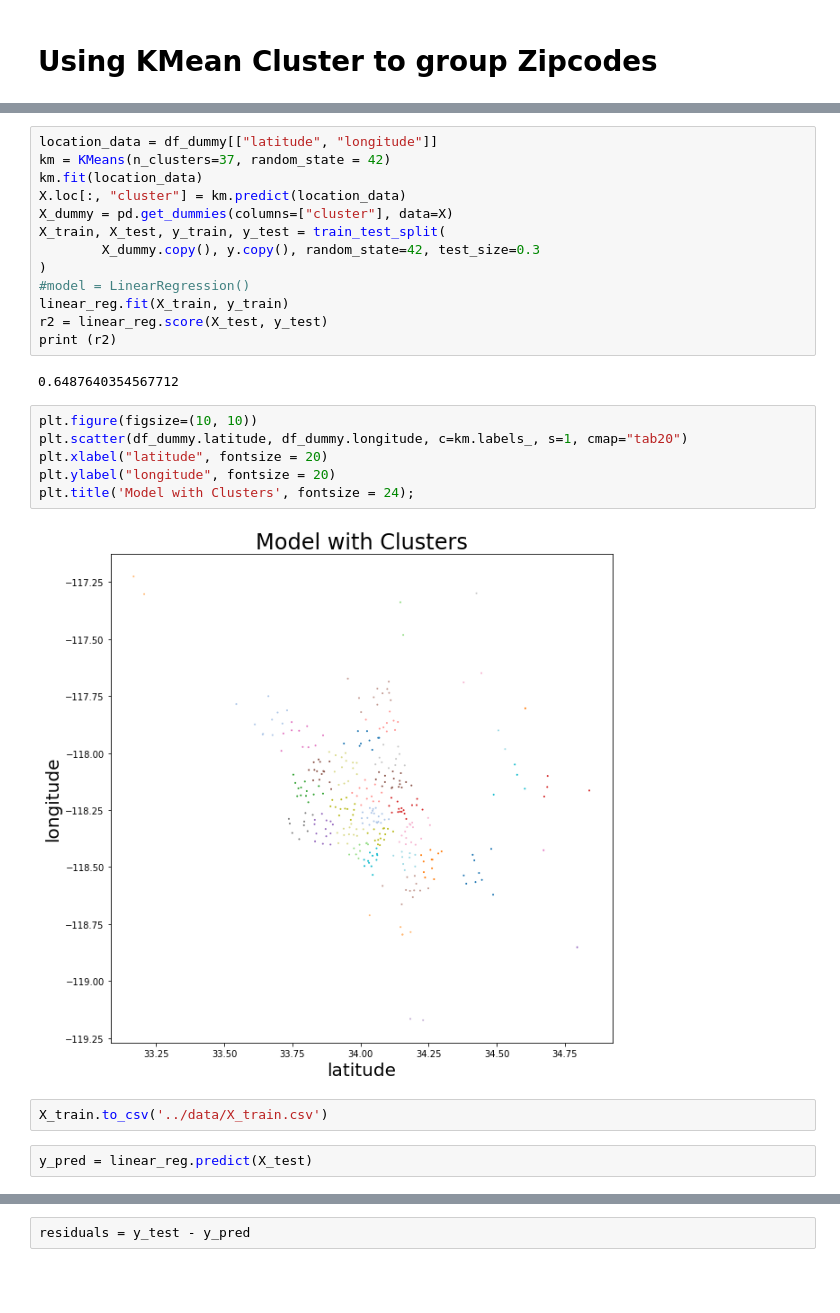
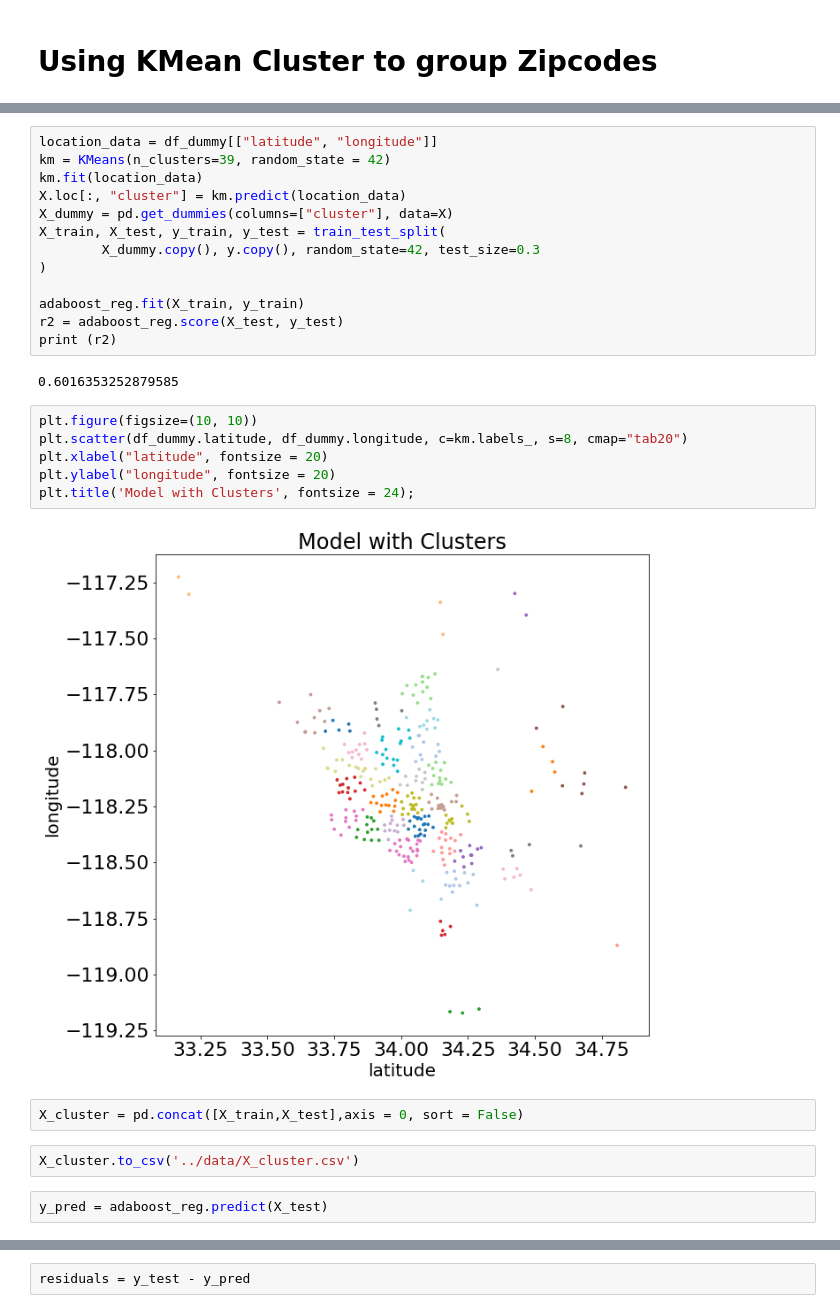
Before and after one commit to aejsong/Predicting-Neighborhood-Affluence-with-Yelp, a Jupyter notebook: Code/Echo_model_practice.ipynb, the cells around one changed output, grey strips where cells are left out. Saved outputs shown, nothing was run; the diff lists cells and outputs as text; blank space fills up the shorter version.

Commit message:
model update with new data

```diff
--- a/Code/Echo_model_practice.ipynb
+++ b/Code/Echo_model_practice.ipynb
@@ -792,27 +798,29 @@ for k in range(20, 50, 1):
 # %%
 location_data = df_dummy[["latitude", "longitude"]]
-km = KMeans(n_clusters=37, random_state = 42)
+km = KMeans(n_clusters=39, random_state = 42)
 km.fit(location_data)
 X.loc[:, "cluster"] = km.predict(location_data)
 X_dummy = pd.get_dummies(columns=["cluster"], data=X)
 X_train, X_test, y_train, y_test = train_test_split(
         X_dummy.copy(), y.copy(), random_state=42, test_size=0.3
 )
-#model = LinearRegression()
-linear_reg.fit(X_train, y_train)
-r2 = linear_reg.score(X_test, y_test)
+
+adaboost_reg.fit(X_train, y_train)
+r2 = adaboost_reg.score(X_test, y_test)
 print (r2)
 # %% [output]
-0.6487640354567712
+0.6016353252879585
 # %%
 plt.figure(figsize=(10, 10))
-plt.scatter(df_dummy.latitude, df_dummy.longitude, c=km.labels_, s=1, cmap="tab20")
+plt.scatter(df_dummy.latitude, df_dummy.longitude, c=km.labels_, s=8, cmap="tab20")
 plt.xlabel("latitude", fontsize = 20)
 plt.ylabel("longitude", fontsize = 20)
 plt.title('Model with Clusters', fontsize = 24);
 # %% [output]
-[figure, old version]
+[figure, new version]
+# %%
+X_cluster = pd.concat([X_train,X_test],axis = 0, sort = False)
 # %%
-X_train.to_csv('../data/X_train.csv')
+X_cluster.to_csv('../data/X_cluster.csv')
 # %%
-y_pred = linear_reg.predict(X_test)
+y_pred = adaboost_reg.predict(X_test)
```
Also changed, not shown: parts of 60 cells of this notebook, 13 other files.
